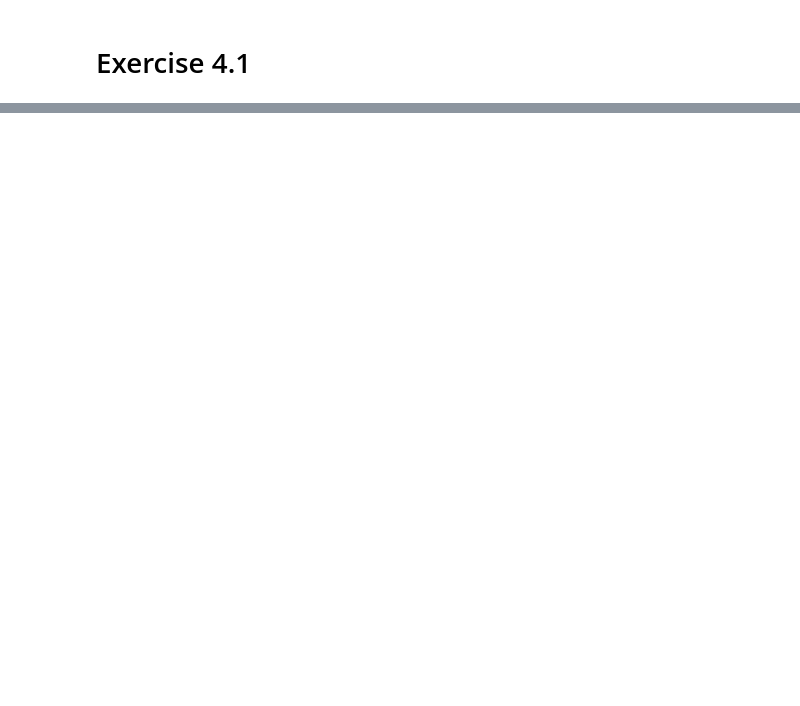
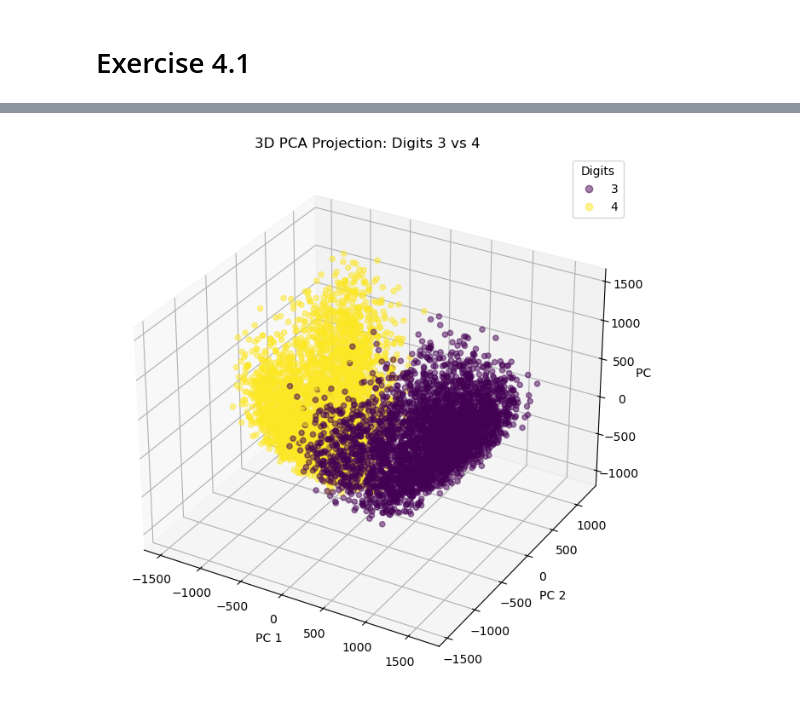
Before and after one commit to FiloDrd/SMM-Homeworks, a Jupyter notebook: consegna/HW4_DradiFilippo.ipynb, the cells around one changed output, grey strips where cells are left out. Drawn from its saved outputs; the diff is of its cells as text; code cells hidden in the pictures; blank space fills up the shorter version.

```diff
--- a/consegna/HW4_DradiFilippo.ipynb
+++ b/consegna/HW4_DradiFilippo.ipynb
@@ -92,0 +331,28 @@ Singular Values (sigma): [4.53270928 3.73907164 2.72173241 1.89806806 1.59069575
+# %%
+
+digit_a, digit_b = 3, 4
+X_filt, Y_filt = filter_digits(X_all, Y_all, digit_a, digit_b)
+(X_tr, Y_tr), _ = split_data(X_filt, Y_filt)
+
+cent = np.mean(X_tr, axis=0)
+Xc_tr = X_tr - cent
+U, s, Vt = np.linalg.svd(Xc_tr, full_matrices=False)
+
+k = 3
+Vk = Vt[:k, :].T
+Z_tr_3d = Xc_tr @ Vk
+
+fig = plt.figure(figsize=(10, 8))
+ax = fig.add_subplot(111, projection='3d')
+
+sc = ax.scatter(Z_tr_3d[:, 0], Z_tr_3d[:, 1], Z_tr_3d[:, 2],
+                c=Y_tr, cmap='viridis', alpha=0.5)
+
+ax.set_title(f"3D PCA Projection: Digits {digit_a} vs {digit_b}")
+ax.set_xlabel("PC 1")
+ax.set_ylabel("PC 2")
+ax.set_zlabel("PC 3")
+plt.legend(*sc.legend_elements(), title="Digits")
+plt.show()
+# %% [output]
+[figure, added]
```
Also changed, not shown: parts of 19 cells of this notebook, 7 other files.
